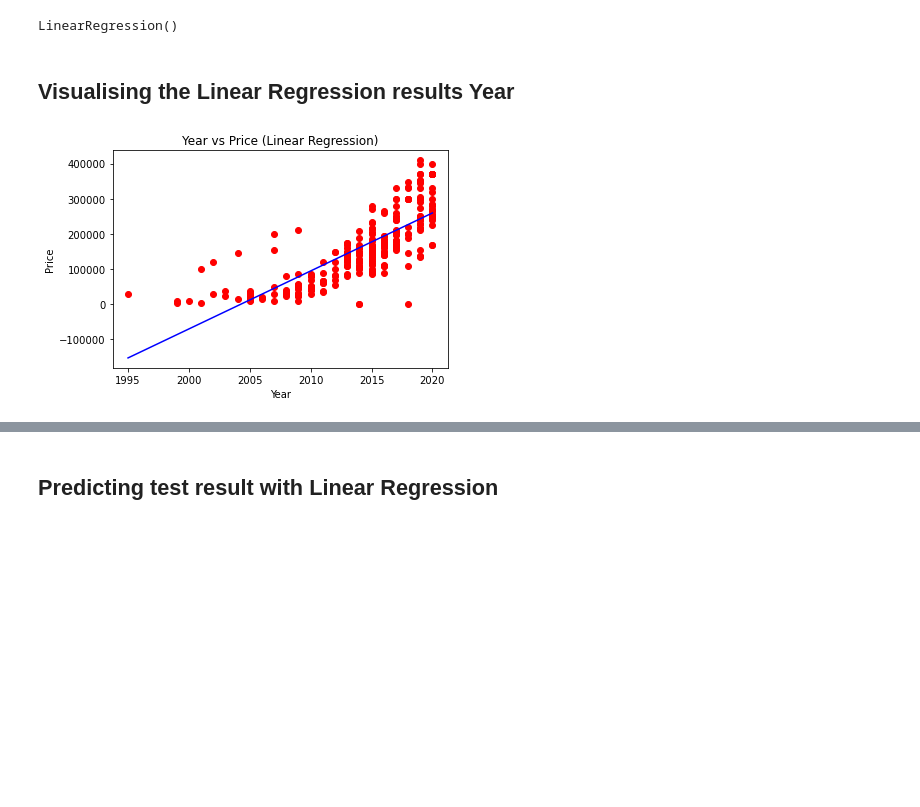
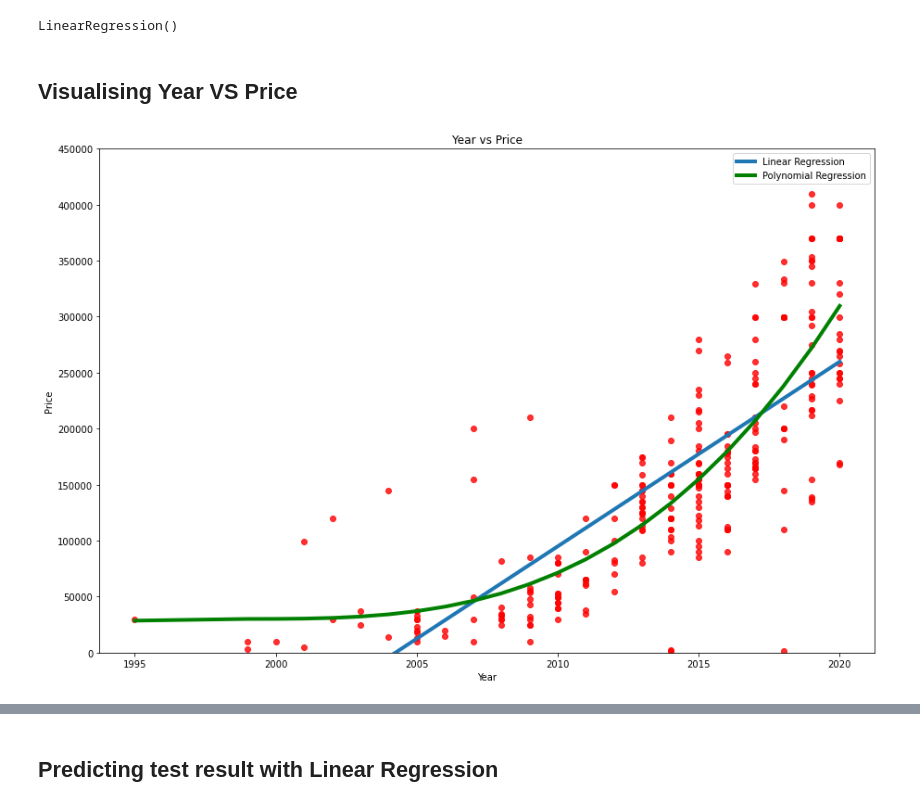
Before and after one commit to Paepke-cph/PythonProject, a Jupyter notebook: client/src/notebooks/regression_models/Polynomial_vs_LinearRegression.ipynb, the cells around one changed output, grey strips where cells are left out. Drawn from its saved outputs; the diff is of its cells as text; code cells hidden in the pictures; blank space fills up the shorter version.

```diff
--- a/client/src/notebooks/regression_models/Polynomial_vs_LinearRegression.ipynb
+++ b/client/src/notebooks/regression_models/Polynomial_vs_LinearRegression.ipynb
@@ -8,13 +8,12 @@ import pandas as pd
 import numpy as np
 import Cleaner as cl
 
-dataset_year_new = cl.get_and_clean_df('../data/bilhandel_unclean.csv').sort_values(by=['Årgang'])
-dataset_year_new.to_csv("output.csv", sep=',')
+dataset_year_new = cl.get_and_clean_df('../../data/bilhandel_unclean.csv').sort_values(by=['Årgang'])
 dataset_year_new = dataset_year_new[dataset_year_new['Make'] == "Mazda"]
 X_year = dataset_year_new.iloc[:, 5:6] # Årgang
 y_year = dataset_year_new.iloc[:, -1] # Pris
 
-dataset_km_new = cl.get_and_clean_df('../data/bilhandel_unclean.csv').sort_values(by=['Kilometer'])
+dataset_km_new = cl.get_and_clean_df('../../data/bilhandel_unclean.csv').sort_values(by=['Kilometer'])
 dataset_km_new = dataset_km_new[dataset_km_new['Make'] == "Mazda"]
 X_km = dataset_km_new.iloc[:, 4:5] # Kilometer
 y_km = dataset_km_new.iloc[:, -1] # Pris
@@ -55,13 +54,17 @@ lin_reg_km_2.fit(X_km_poly, y_km_train)
 # %% [output]
 LinearRegression()
 # %% [markdown]
-## Visualising the Linear Regression results Year
+## Visualising Year VS Price
 # %%
-plt.scatter(X_year, y_year, color = 'red')
-plt.plot(X_year, lin_reg_year.predict(X_year), color = 'blue')
-plt.title('Year vs Price (Linear Regression)')
+plt.figure(figsize=(15,10))
+plt.scatter(X_year, y_year, color = 'red', alpha=0.8)
+plt.plot(X_year, lin_reg_year.predict(X_year), label="Linear Regression", linewidth=4)
+plt.plot(X_year, lin_reg_year_2.predict(poly_year_reg.fit_transform(X_year)), label="Polynomial Regression", color="green", linewidth=4)
+plt.ylim(0,450000)
+plt.title('Year vs Price')
 plt.xlabel('Year')
 plt.ylabel('Price')
+plt.legend()
 plt.show()
 # %% [output]
-[figure, old version]
+[figure, new version]
```
Also changed, not shown: parts of 9 cells of this notebook, 4 other files.
